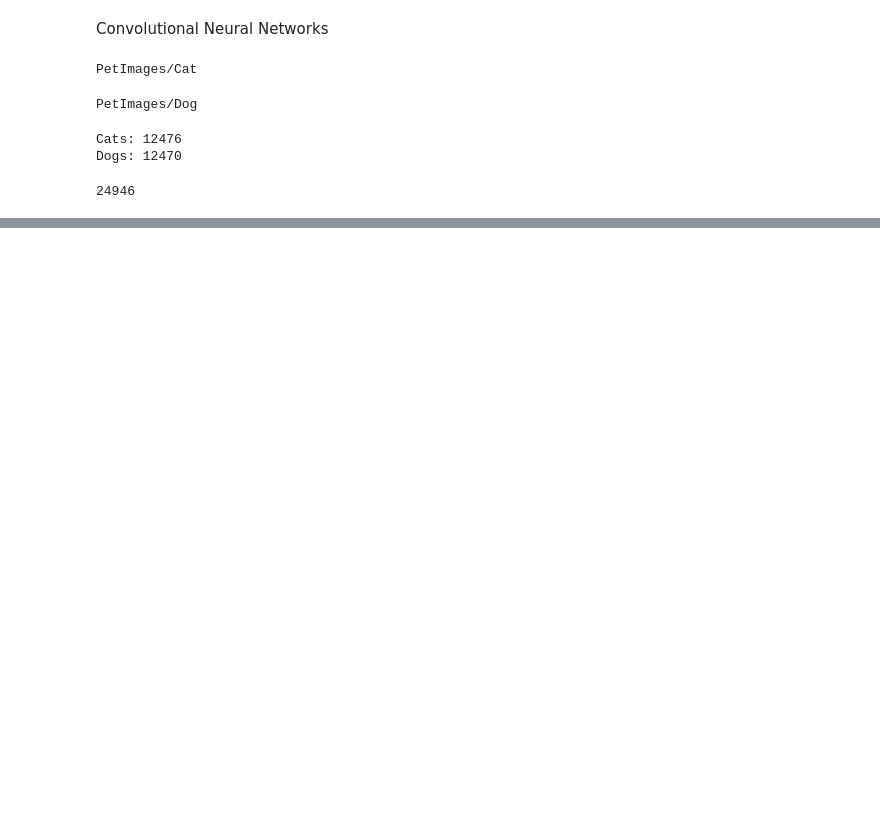
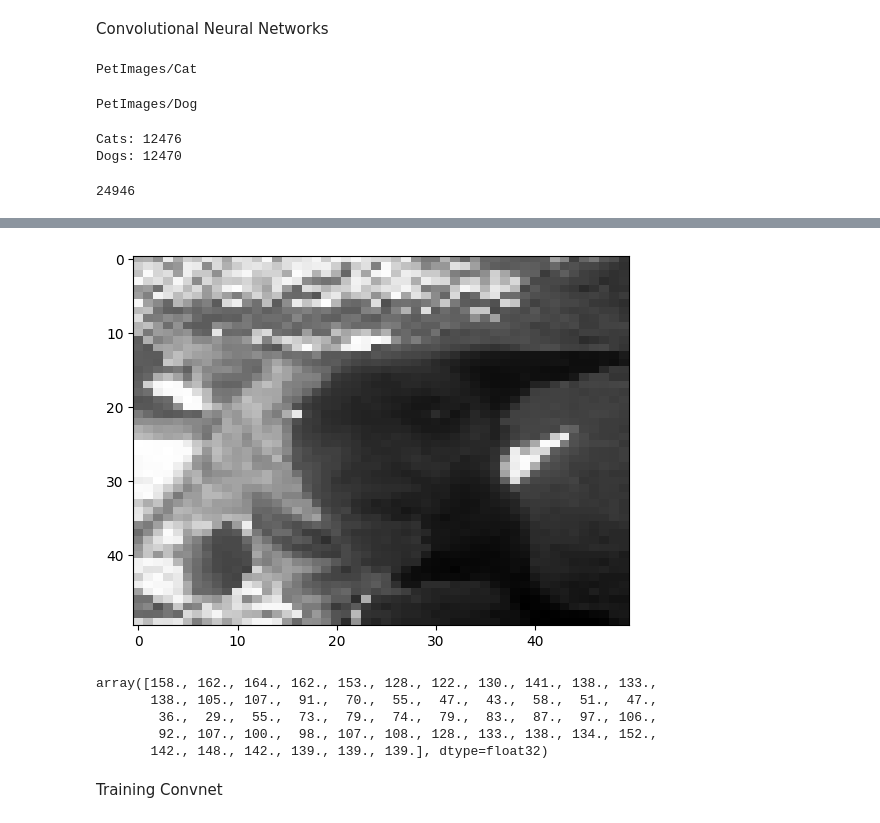
Before and after one commit to Ssaiyajin/Deep-Learning-with-Pytorch, a Jupyter notebook: deeplearning.ipynb, the cells around one changed output, grey strips where cells are left out. Drawn from its saved outputs; the diff is of its cells as text; code cells hidden in the pictures; blank space fills up the shorter version.

```diff
--- a/deeplearning.ipynb
+++ b/deeplearning.ipynb
@@ -331,0 +789,3 @@ array([210., 161., 153., 222., 200., 204., 133., 134., 159., 181., 156.,
+# %%
+training_data = np.load("training_data_images.npy", allow_pickle=True)
+print(len(training_data))
@@ -331,0 +804,16 @@ array([210., 161., 153., 222., 200., 204., 133., 134., 159., 181., 156.,
+# %%
+import matplotlib.pyplot as plt
+plt.imshow(training_data[0], cmap="gray", aspect='auto')
+plt.show()
+# %% [output]
+[figure, added]
+# %%
+training_data[1][1]
+# %% [output]
+array([158., 162., 164., 162., 153., 128., 122., 130., 141., 138., 133.,
+       138., 105., 107.,  91.,  70.,  55.,  47.,  43.,  58.,  51.,  47.,
+        36.,  29.,  55.,  73.,  79.,  74.,  79.,  83.,  87.,  97., 106.,
+        92., 107., 100.,  98., 107., 108., 128., 133., 138., 134., 152.,
+       142., 148., 142., 139., 139., 139.], dtype=float32)
+# %% [markdown]
+Training Convnet
```
Also changed, not shown: parts of 74 cells of this notebook.
